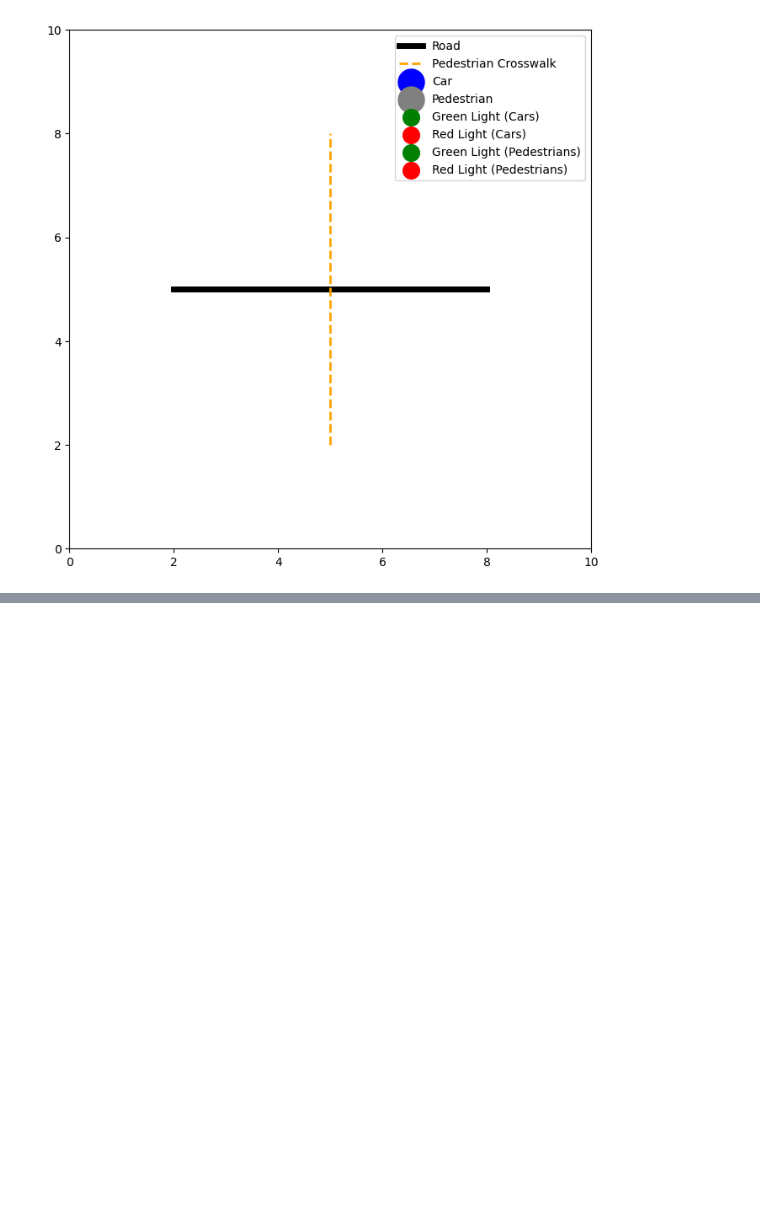
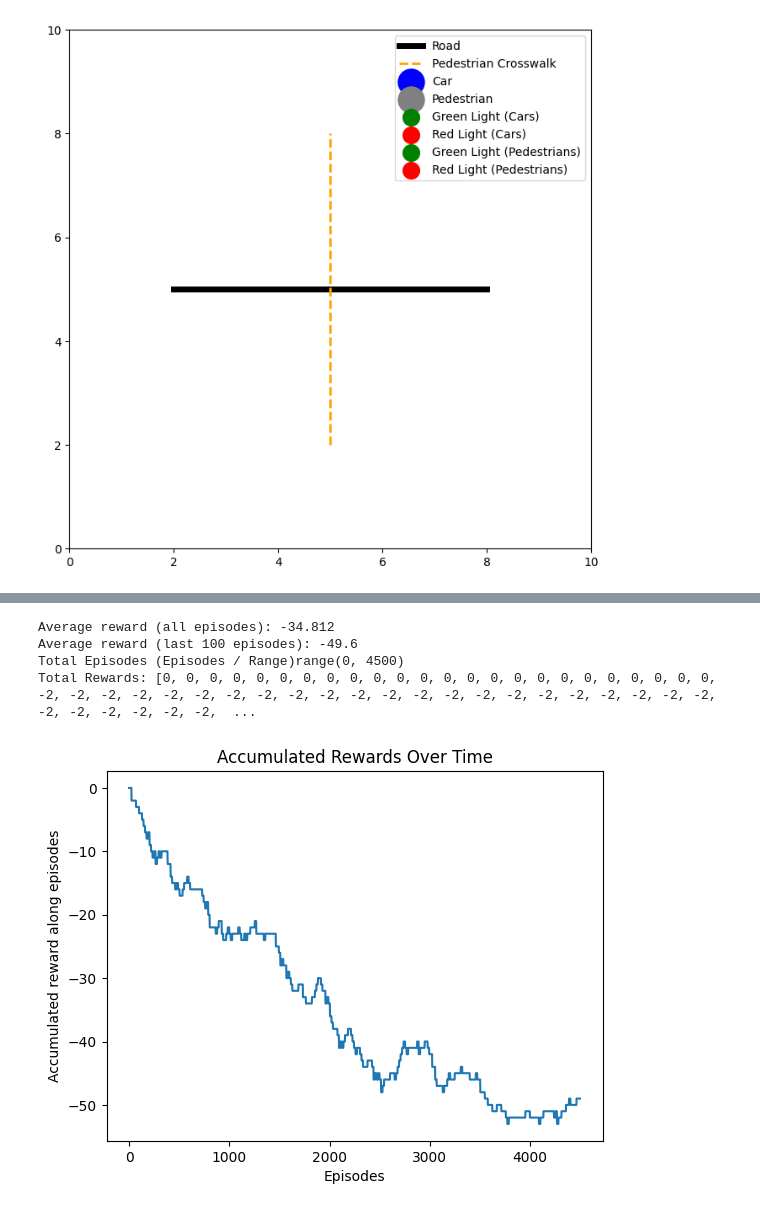
Before and after one commit to GustavoSchroeder/ActiveMQ_Test, a Jupyter notebook: Trabalho_GA.ipynb, the cells around one changed output, grey strips where cells are left out. Cells and saved outputs as stored; diff of their text form; code cells hidden in the pictures; blank space fills up the shorter version.

```diff
--- a/Trabalho_GA.ipynb
+++ b/Trabalho_GA.ipynb
@@ -690,0 +700,24 @@ KeyboardInterrupt:
+# %%
+# Imprimir resultados
+
+total_episodes = num_episodes * rangeEpisodes
+
+print("Average reward (all episodes): " + str(sum(rewards)/total_episodes))
+print("Average reward (last 100 episodes): " + str(sum(rewards[-100:])/100))
+
+print("Total Episodes (Episodes / Range)" + str(range(total_episodes)))
+print("Total Rewards: " + str(rewards))
+
+range_rewards = len(rewards)
+
+plt.plot(range(range_rewards), rewards)
+plt.xlabel('Episodes')
+plt.ylabel('Accumulated reward along episodes')
+plt.title('Accumulated Rewards Over Time')
+plt.show()
+# %% [output]
+Average reward (all episodes): -34.812
+Average reward (last 100 episodes): -49.6
+Total Episodes (Episodes / Range)range(0, 4500)
+Total Rewards: [0, 0, 0, 0, 0, 0, 0, 0, 0, 0, 0, 0, 0, 0, 0, 0, 0, 0, 0, 0, 0, 0, 0, 0, -2, -2, -2, -2, -2, -2, -2, -2, -2, -2, -2, -2, -2, -2, -2, -2, -2, -2, -2, -2, -2, -2, -2, -2, -2, -2, -2, -2,  ...
+[figure, added]
```
Also changed, not shown: parts of 5 cells of this notebook.
